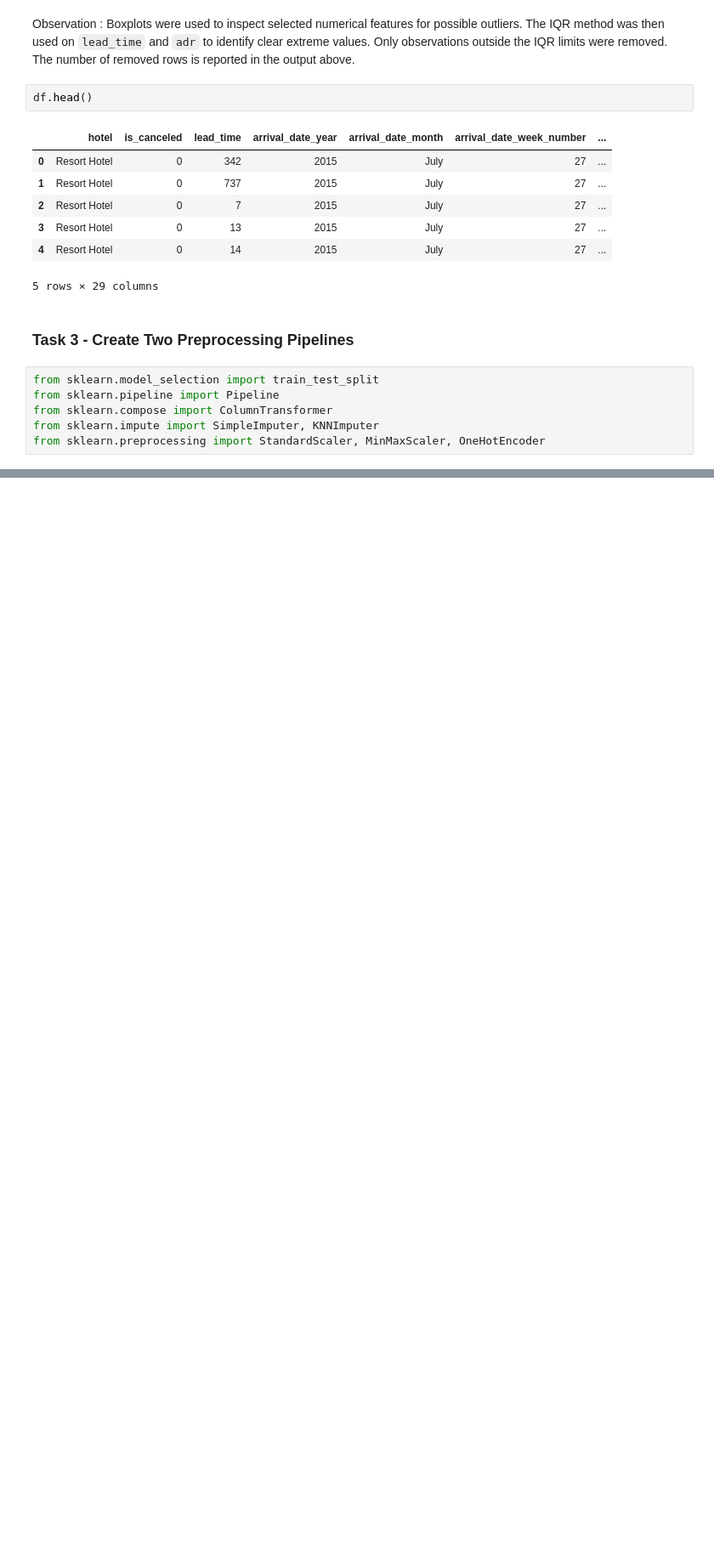
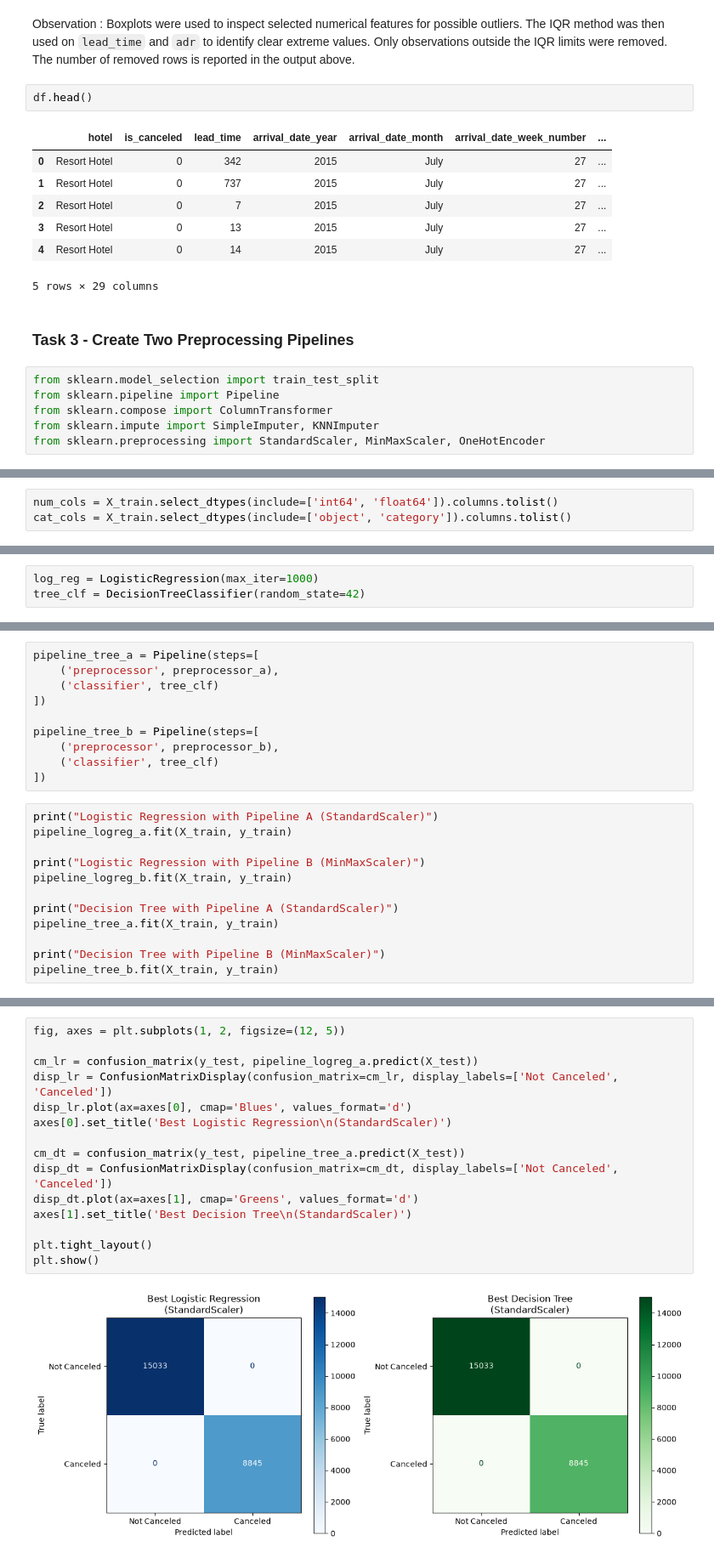
Before and after one commit to Hemangi05/202618059_Piprotar-Hemangi_DS605_Lab, a Jupyter notebook: DS605_Lab3/202618059_lab03.ipynb, the cells around one changed output, grey strips where cells are left out. Shown at 85% size. Saved outputs shown, nothing was run; the diff lists cells and outputs as text; blank space fills up the shorter version.

```diff
--- a/DS605_Lab3/202618059_lab03.ipynb
+++ b/DS605_Lab3/202618059_lab03.ipynb
@@ -246,0 +258,3 @@ from sklearn.preprocessing import StandardScaler, MinMaxScaler, OneHotEncoder
+# %%
+num_cols = X_train.select_dtypes(include=['int64', 'float64']).columns.tolist()
+cat_cols = X_train.select_dtypes(include=['object', 'category']).columns.tolist()
@@ -246,0 +300,3 @@ from sklearn.preprocessing import StandardScaler, MinMaxScaler, OneHotEncoder
+# %%
+log_reg = LogisticRegression(max_iter=1000)
+tree_clf = DecisionTreeClassifier(random_state=42)
@@ -246,0 +313,22 @@ from sklearn.preprocessing import StandardScaler, MinMaxScaler, OneHotEncoder
+# %%
+pipeline_tree_a = Pipeline(steps=[
+    ('preprocessor', preprocessor_a),
+    ('classifier', tree_clf)
+])
+
+pipeline_tree_b = Pipeline(steps=[
+    ('preprocessor', preprocessor_b),
+    ('classifier', tree_clf)
+])
+# %%
+print("Logistic Regression with Pipeline A (StandardScaler)")
+pipeline_logreg_a.fit(X_train, y_train)
+
+print("Logistic Regression with Pipeline B (MinMaxScaler)")
+pipeline_logreg_b.fit(X_train, y_train)
+
+print("Decision Tree with Pipeline A (StandardScaler)")
+pipeline_tree_a.fit(X_train, y_train)
+
+print("Decision Tree with Pipeline B (MinMaxScaler)")
+pipeline_tree_b.fit(X_train, y_train)
@@ -246,0 +402,17 @@ from sklearn.preprocessing import StandardScaler, MinMaxScaler, OneHotEncoder
+# %%
+fig, axes = plt.subplots(1, 2, figsize=(12, 5))
+
+cm_lr = confusion_matrix(y_test, pipeline_logreg_a.predict(X_test))
+disp_lr = ConfusionMatrixDisplay(confusion_matrix=cm_lr, display_labels=['Not Canceled', 'Canceled'])
+disp_lr.plot(ax=axes[0], cmap='Blues', values_format='d')
+axes[0].set_title('Best Logistic Regression\n(StandardScaler)')
+
+cm_dt = confusion_matrix(y_test, pipeline_tree_a.predict(X_test))
+disp_dt = ConfusionMatrixDisplay(confusion_matrix=cm_dt, display_labels=['Not Canceled', 'Canceled'])
+disp_dt.plot(ax=axes[1], cmap='Greens', values_format='d')
+axes[1].set_title('Best Decision Tree\n(StandardScaler)')
+
+plt.tight_layout()
+plt.show()
+# %% [output]
+[figure, added]
```
Also changed, not shown: parts of 14 cells of this notebook, 4 other files.
